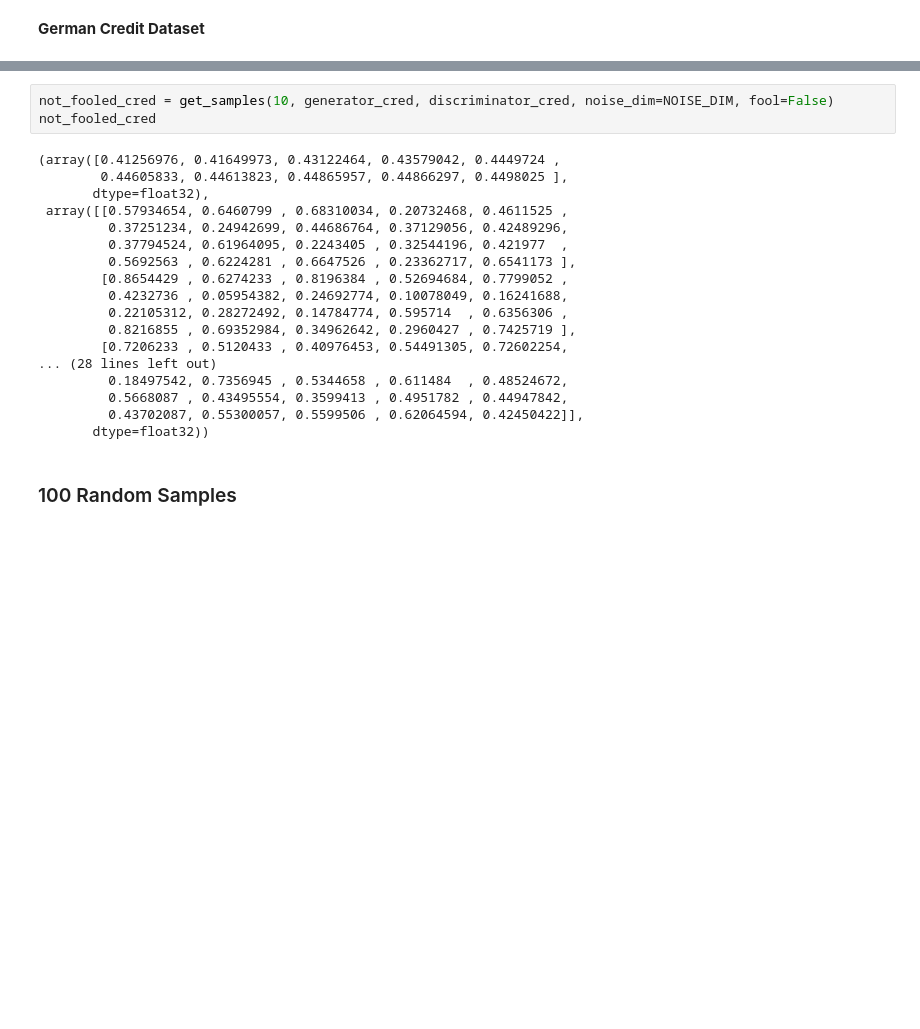
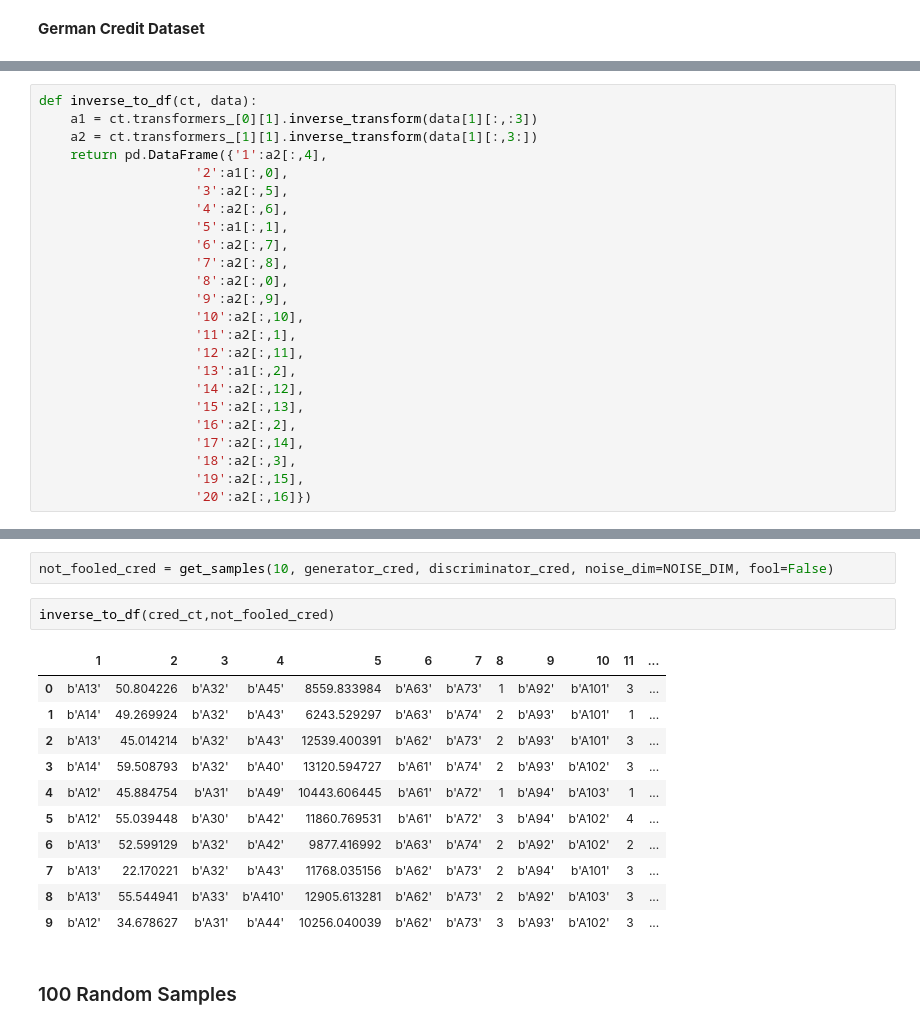
Before and after one commit to Naorko/gan-tf, a Jupyter notebook: gans.ipynb, the cells around one changed output, grey strips where cells are left out. Drawn from its saved outputs; the diff is of its cells as text; blank space fills up the shorter version.

```diff
--- a/gans.ipynb
+++ b/gans.ipynb
@@ -530,0 +510,24 @@ fooled_cred
+# %%
+def inverse_to_df(ct, data):
+    a1 = ct.transformers_[0][1].inverse_transform(data[1][:,:3])
+    a2 = ct.transformers_[1][1].inverse_transform(data[1][:,3:])
+    return pd.DataFrame({'1':a2[:,4],
+                    '2':a1[:,0],
+                    '3':a2[:,5],
+                    '4':a2[:,6],
+                    '5':a1[:,1],
+                    '6':a2[:,7],
+                    '7':a2[:,8],
+                    '8':a2[:,0],
+                    '9':a2[:,9],
+                    '10':a2[:,10],
+                    '11':a2[:,1],
+                    '12':a2[:,11],
+                    '13':a1[:,2],
+                    '14':a2[:,12],
+                    '15':a2[:,13],
+                    '16':a2[:,2],
+                    '17':a2[:,14],
+                    '18':a2[:,3],
+                    '19':a2[:,15],
+                    '20':a2[:,16]})
@@ -531,24 +545,19 @@ fooled_cred
 # %%
 not_fooled_cred = get_samples(10, generator_cred, discriminator_cred, noise_dim=NOISE_DIM, fool=False)
-not_fooled_cred
-# %% [output]
-(array([0.41256976, 0.41649973, 0.43122464, 0.43579042, 0.4449724 ,
-        0.44605833, 0.44613823, 0.44865957, 0.44866297, 0.4498025 ],
-       dtype=float32),
- array([[0.57934654, 0.6460799 , 0.68310034, 0.20732468, 0.4611525 ,
-         0.37251234, 0.24942699, 0.44686764, 0.37129056, 0.42489296,
-         0.37794524, 0.61964095, 0.2243405 , 0.32544196, 0.421977  ,
-         0.5692563 , 0.6224281 , 0.6647526 , 0.23362717, 0.6541173 ],
-        [0.8654429 , 0.6274233 , 0.8196384 , 0.52694684, 0.7799052 ,
-         0.4232736 , 0.05954382, 0.24692774, 0.10078049, 0.16241688,
-         0.22105312, 0.28272492, 0.14784774, 0.595714  , 0.6356306 ,
-         0.8216855 , 0.69352984, 0.34962642, 0.2960427 , 0.7425719 ],
-        [0.7206233 , 0.5120433 , 0.40976453, 0.54491305, 0.72602254,
-... (28 lines left out)
-         0.18497542, 0.7356945 , 0.5344658 , 0.611484  , 0.48524672,
-         0.5668087 , 0.43495554, 0.3599413 , 0.4951782 , 0.44947842,
-         0.43702087, 0.55300057, 0.5599506 , 0.62064594, 0.42450422]],
-       dtype=float32))
+# %%
+inverse_to_df(cred_ct,not_fooled_cred)
+# %% [output]
+|  | 1 | 2 | 3 | 4 | 5 | 6 | 7 | 8 | 9 | 10 | 11 | ... |
+| 0 | b'A13' | 50.804226 | b'A32' | b'A45' | 8559.833984 | b'A63' | b'A73' | 1 | b'A92' | b'A101' | 3 | ... |
+| 1 | b'A14' | 49.269924 | b'A32' | b'A43' | 6243.529297 | b'A63' | b'A74' | 2 | b'A93' | b'A101' | 1 | ... |
+| 2 | b'A13' | 45.014214 | b'A32' | b'A43' | 12539.400391 | b'A62' | b'A73' | 2 | b'A93' | b'A101' | 3 | ... |
+| 3 | b'A14' | 59.508793 | b'A32' | b'A40' | 13120.594727 | b'A61' | b'A74' | 2 | b'A93' | b'A102' | 3 | ... |
+| 4 | b'A12' | 45.884754 | b'A31' | b'A49' | 10443.606445 | b'A61' | b'A72' | 1 | b'A94' | b'A103' | 1 | ... |
+| 5 | b'A12' | 55.039448 | b'A30' | b'A42' | 11860.769531 | b'A61' | b'A72' | 3 | b'A94' | b'A102' | 4 | ... |
+| 6 | b'A13' | 52.599129 | b'A32' | b'A42' | 9877.416992 | b'A63' | b'A74' | 2 | b'A92' | b'A102' | 2 | ... |
+| 7 | b'A13' | 22.170221 | b'A32' | b'A43' | 11768.035156 | b'A62' | b'A73' | 2 | b'A94' | b'A101' | 3 | ... |
+| 8 | b'A13' | 55.544941 | b'A33' | b'A410' | 12905.613281 | b'A62' | b'A73' | 2 | b'A92' | b'A103' | 3 | ... |
+| 9 | b'A12' | 34.678627 | b'A31' | b'A44' | 10256.040039 | b'A62' | b'A73' | 3 | b'A93' | b'A102' | 3 | ... |
 # %% [markdown]
 ### 100 Random Samples
 # %% [markdown]
```
Also changed, not shown: parts of 14 cells of this notebook.
